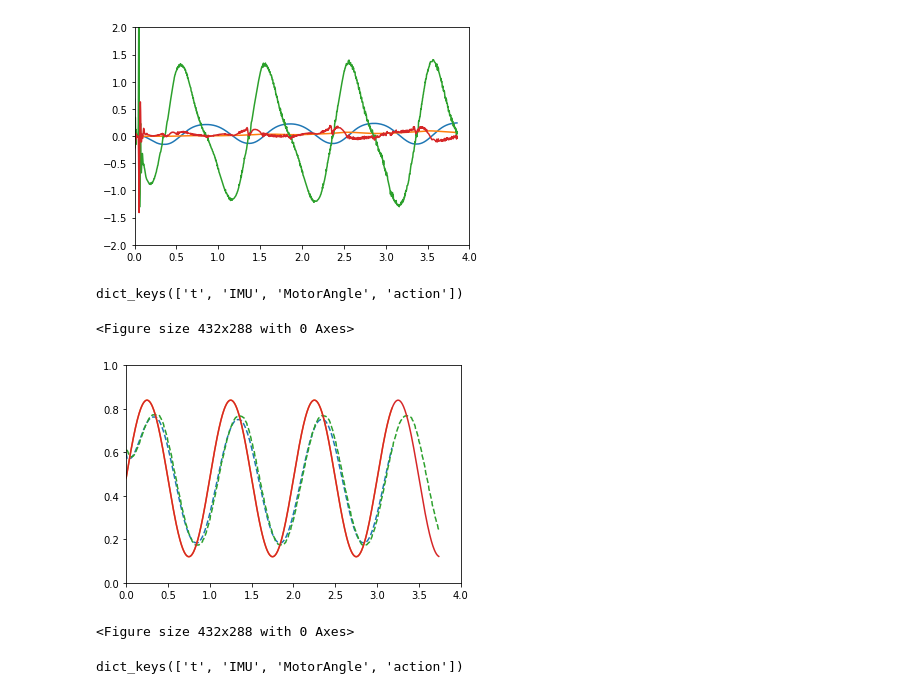
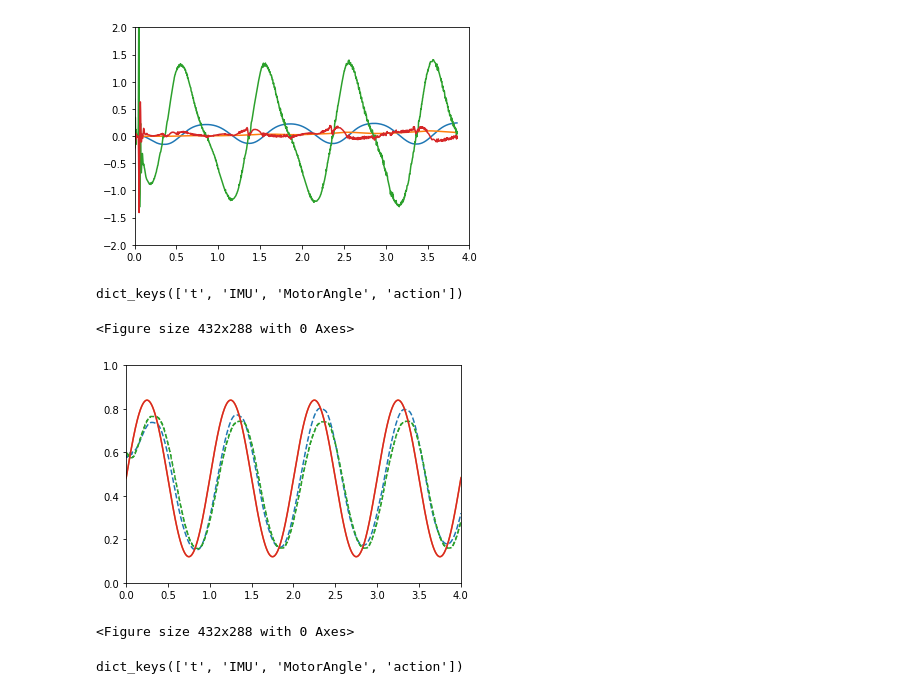
Before and after one commit to jietan/puppersim, a Jupyter notebook: IMU identification.ipynb, the cells around one changed output. Drawn from its saved outputs; the diff is of its cells as text; code cells hidden in the pictures.

```diff
--- a/IMU identification.ipynb
+++ b/IMU identification.ipynb
@@ -61,31 +61,31 @@ plt.xlim(0,4)
 [figure]
 [figure]
 # %%
-f = open(os.path.join(data_folder, 'env_sim_1_joint_log.txt'), 'rb')
+f = open(os.path.join(data_folder, 'env_log_sim_0116.txt'), 'rb')
 env_log = pickle.load(f)
 
 print(env_log.keys())
 plt.plot(env_log['t'], np.array(env_log['MotorAngle'])[:,1], '--')
 plt.plot(env_log['t'], np.array(env_log['action'])[:,1])
 #     plt.plot(env_log['t'], np.array(env_log['MotorAngle'])[:, 2])
 #     plt.plot(env_log['t'], np.array(env_log['MotorAngle'])[:, 3])
 plt.ylim(0, 1)
 plt.xlim(0,4)
 # plt.figure()
 
-f = open(os.path.join(data_folder, 'env_real_1_joint_log.txt'), 'rb')
+f = open(os.path.join(data_folder, 'env_log_real_0116.txt'), 'rb')
 env_log = pickle.load(f)
 plt.plot(env_log['t'], np.array(env_log['MotorAngle'])[:,1], '--')
 plt.plot(env_log['t'], np.array(env_log['action'])[:,1])
 #     plt.plot(env_log['t'], np.array(env_log['MotorAngle'])[:, 2])
 #     plt.plot(env_log['t'], np.array(env_log['MotorAngle'])[:, 3])
 plt.ylim(0, 1)
 plt.xlim(0,4)
 plt.figure()
 # %% [output]
 dict_keys(['t', 'IMU', 'MotorAngle', 'action'])
 <Figure size 432x288 with 0 Axes>
-[figure, old version]
+[figure, new version]
 <Figure size 432x288 with 0 Axes>
 # %%
 f = open(os.path.join(data_folder, 'env_log_com_test_sim_0116.txt'), 'rb')
```
Also changed, not shown: parts of 1 cell of this notebook, 4 other files.
